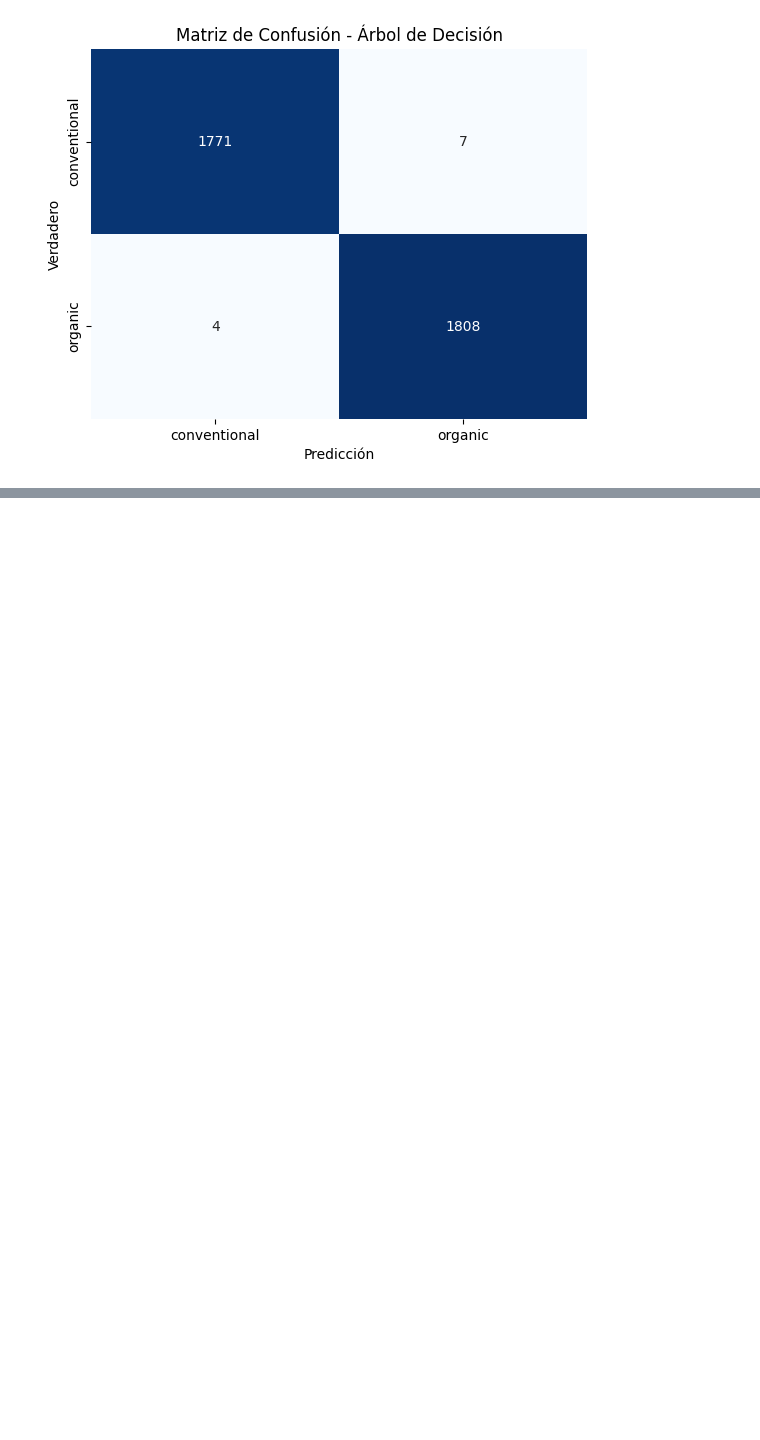
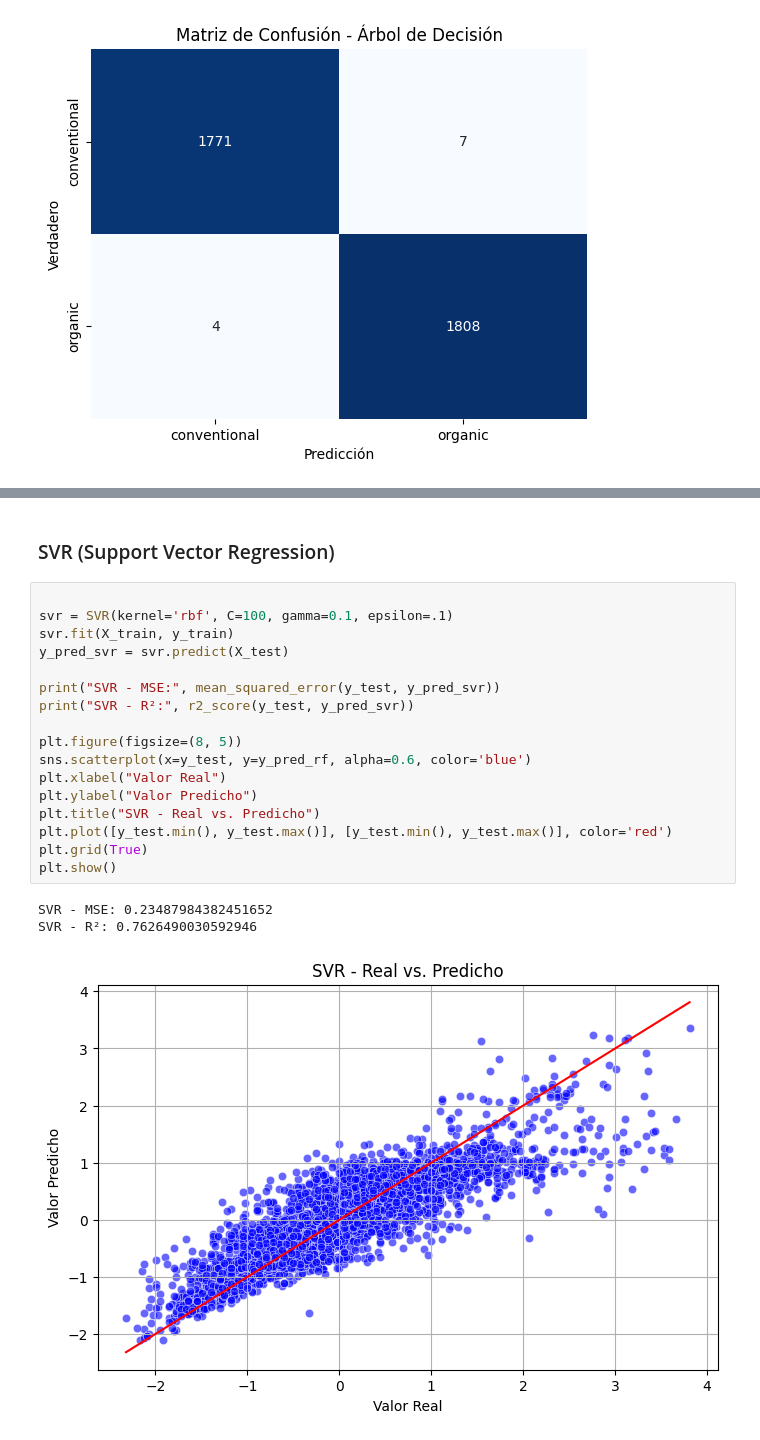
Before and after one commit to JhonnyGod/CienciaDeDatos-Proyecto2, a Jupyter notebook: proyecto2.ipynb, the cells around one changed output, grey strips where cells are left out. Cells and saved outputs as stored; diff of their text form; blank space fills up the shorter version.

```diff
--- a/proyecto2.ipynb
+++ b/proyecto2.ipynb
@@ -704,0 +742,23 @@ plt.show()
+# %% [markdown]
+### SVR (Support Vector Regression)
+# %%
+
+svr = SVR(kernel='rbf', C=100, gamma=0.1, epsilon=.1)
+svr.fit(X_train, y_train)
+y_pred_svr = svr.predict(X_test)
+
+print("SVR - MSE:", mean_squared_error(y_test, y_pred_svr))
+print("SVR - R²:", r2_score(y_test, y_pred_svr))
+
+plt.figure(figsize=(8, 5))
+sns.scatterplot(x=y_test, y=y_pred_rf, alpha=0.6, color='blue')
+plt.xlabel("Valor Real")
+plt.ylabel("Valor Predicho")
+plt.title("SVR - Real vs. Predicho")
+plt.plot([y_test.min(), y_test.max()], [y_test.min(), y_test.max()], color='red')
+plt.grid(True)
+plt.show()
+# %% [output]
+SVR - MSE: 0.23487984382451652
+SVR - R²: 0.7626490030592946
+[figure, added]
```
Also changed, not shown: parts of 22 cells of this notebook.
